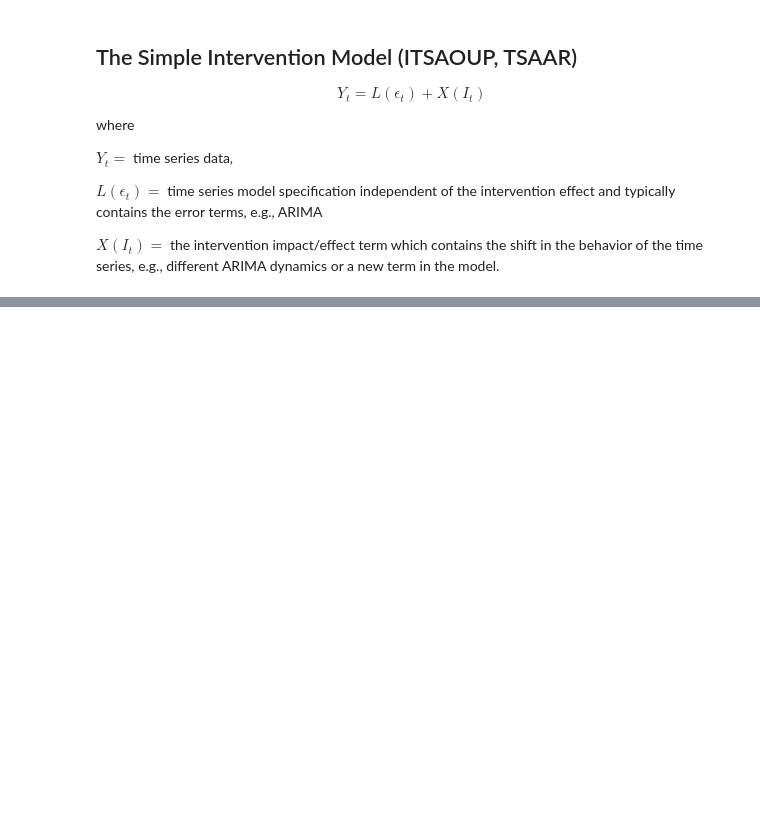
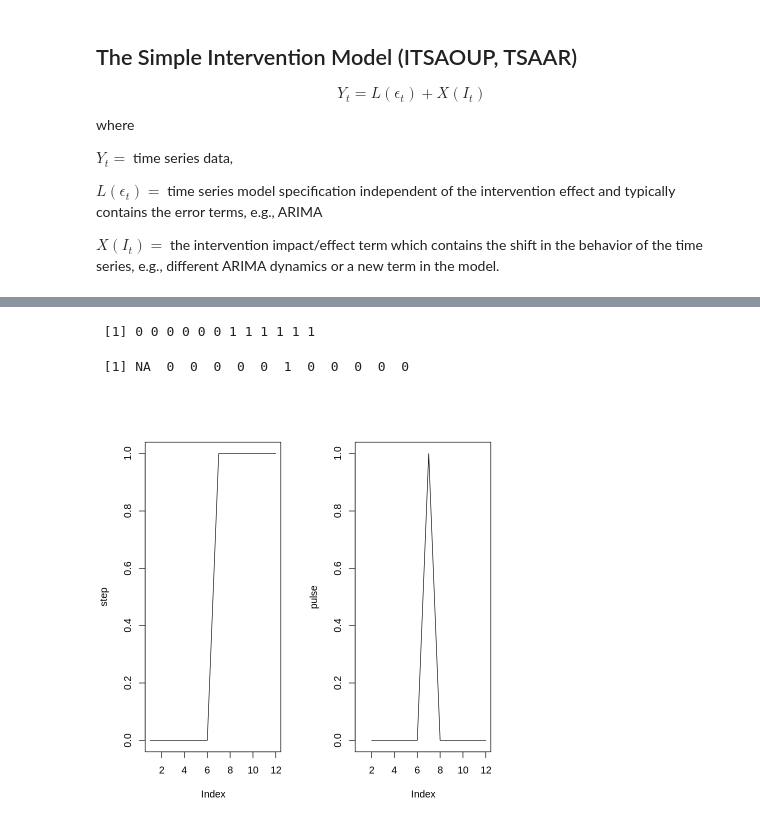
Before and after one commit to pacayton/Stat_268_Advanced_Time_Series_Analysis, a Jupyter notebook: Stat_268_Week2_Intervention_Analysis.ipynb, the cells around one changed output, grey strips where cells are left out. Drawn from its saved outputs; the diff is of its cells as text; code cells hidden in the pictures; blank space fills up the shorter version.

```diff
--- a/Stat_268_Week2_Intervention_Analysis.ipynb
+++ b/Stat_268_Week2_Intervention_Analysis.ipynb
@@ -101,0 +153,25 @@ Suppose that an intervention event happened at time $t = T^*$.
+# %%
+## The Step and Pulse Functions
+
+## Suppose the Intervention Event started at the
+## 7th period in this data of 12 time series periods
+
+step <- c(rep(0, times = 6), rep(1, times = 6))
+pulse <- c( NA, diff(step) ) ## diff() does first-order adjacent differencing
+## but diff forgets to place an NA in the beginning for general use. Technically,
+## it should be 0 by definition of the pulse function.
+
+## Show the time series
+step
+pulse
+
+## Plot the Functions
+
+par(mfrow = c(1,2))
+
+plot(step, type = "l")
+plot(pulse, type = "l")
+# %% [output]
+ [1] 0 0 0 0 0 0 1 1 1 1 1 1
+ [1] NA  0  0  0  0  0  1  0  0  0  0  0
+[figure, added]
```
Also changed, not shown: parts of 9 cells of this notebook.
